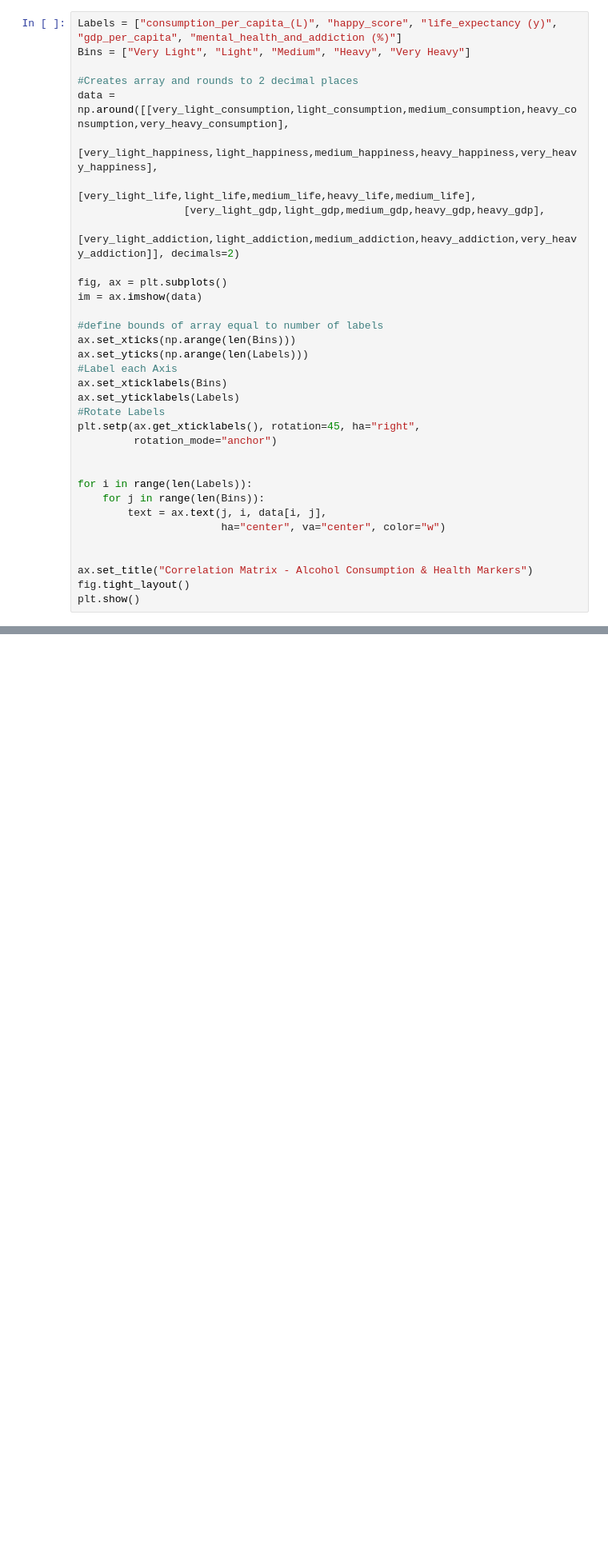
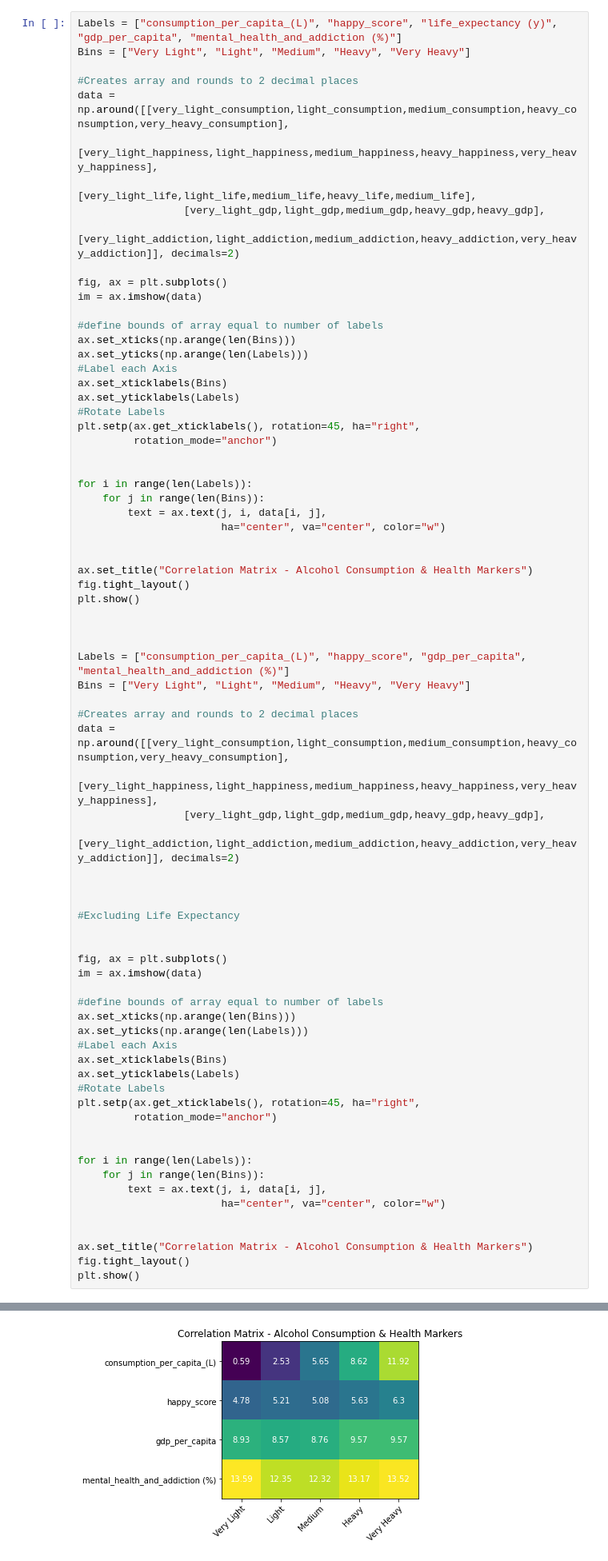
Before and after one commit to reccleston/data-analysis-project-1, a Jupyter notebook: Merged/Alison + Stephen.ipynb, the cells around one changed output, grey strips where cells are left out. Shown at 80% size. Cells and saved outputs as stored; diff of their text form; blank space fills up the shorter version.

Commit message:
Image folder

```diff
--- a/Merged/Alison + Stephen.ipynb
+++ b/Merged/Alison + Stephen.ipynb
@@ -242,33 +244,74 @@ data = np.around([[very_light_consumption,light_consumption,medium_consumption,h
                  [very_light_happiness,light_happiness,medium_happiness,heavy_happiness,very_heavy_happiness],
                  [very_light_life,light_life,medium_life,heavy_life,medium_life],
                  [very_light_gdp,light_gdp,medium_gdp,heavy_gdp,heavy_gdp],
                  [very_light_addiction,light_addiction,medium_addiction,heavy_addiction,very_heavy_addiction]], decimals=2)
 
 fig, ax = plt.subplots()
 im = ax.imshow(data)
 
 #define bounds of array equal to number of labels
 ax.set_xticks(np.arange(len(Bins)))
 ax.set_yticks(np.arange(len(Labels)))
 #Label each Axis
 ax.set_xticklabels(Bins)
 ax.set_yticklabels(Labels)
 #Rotate Labels
 plt.setp(ax.get_xticklabels(), rotation=45, ha="right",
          rotation_mode="anchor")
 
 
 for i in range(len(Labels)):
     for j in range(len(Bins)):
         text = ax.text(j, i, data[i, j],
                        ha="center", va="center", color="w")
 
 
 ax.set_title("Correlation Matrix - Alcohol Consumption & Health Markers")
 fig.tight_layout()
 plt.show()
+
+
+
+Labels = ["consumption_per_capita_(L)", "happy_score", "gdp_per_capita", "mental_health_and_addiction (%)"]
+Bins = ["Very Light", "Light", "Medium", "Heavy", "Very Heavy"]
+
+#Creates array and rounds to 2 decimal places
+data = np.around([[very_light_consumption,light_consumption,medium_consumption,heavy_consumption,very_heavy_consumption],
+                 [very_light_happiness,light_happiness,medium_happiness,heavy_happiness,very_heavy_happiness],
+                 [very_light_gdp,light_gdp,medium_gdp,heavy_gdp,heavy_gdp],
+                 [very_light_addiction,light_addiction,medium_addiction,heavy_addiction,very_heavy_addiction]], decimals=2)
+
+
+
+#Excluding Life Expectancy
+
+
+fig, ax = plt.subplots()
+im = ax.imshow(data)
+
+#define bounds of array equal to number of labels
+ax.set_xticks(np.arange(len(Bins)))
+ax.set_yticks(np.arange(len(Labels)))
+#Label each Axis
+ax.set_xticklabels(Bins)
+ax.set_yticklabels(Labels)
+#Rotate Labels
+plt.setp(ax.get_xticklabels(), rotation=45, ha="right",
+         rotation_mode="anchor")
+
+
+for i in range(len(Labels)):
+    for j in range(len(Bins)):
+        text = ax.text(j, i, data[i, j],
+                       ha="center", va="center", color="w")
+
+
+ax.set_title("Correlation Matrix - Alcohol Consumption & Health Markers")
+fig.tight_layout()
+plt.show()
 # %% [output]
 [figure]
+[figure, added]
 # %% [markdown]
 ### Part Four - Drunkest Countries
 # %% [markdown]
```
Also changed, not shown: parts of 9 cells of this notebook, 7 other files.
